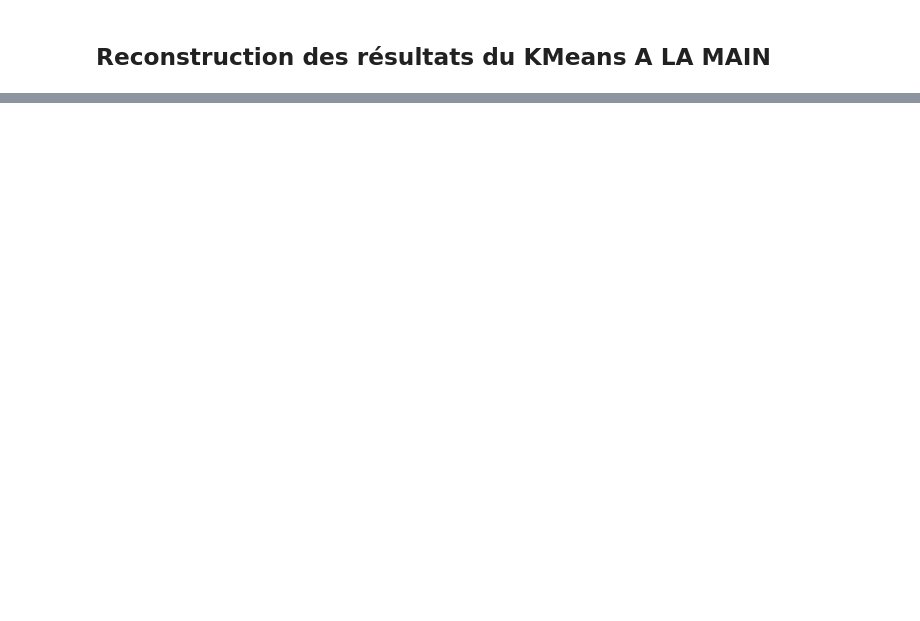
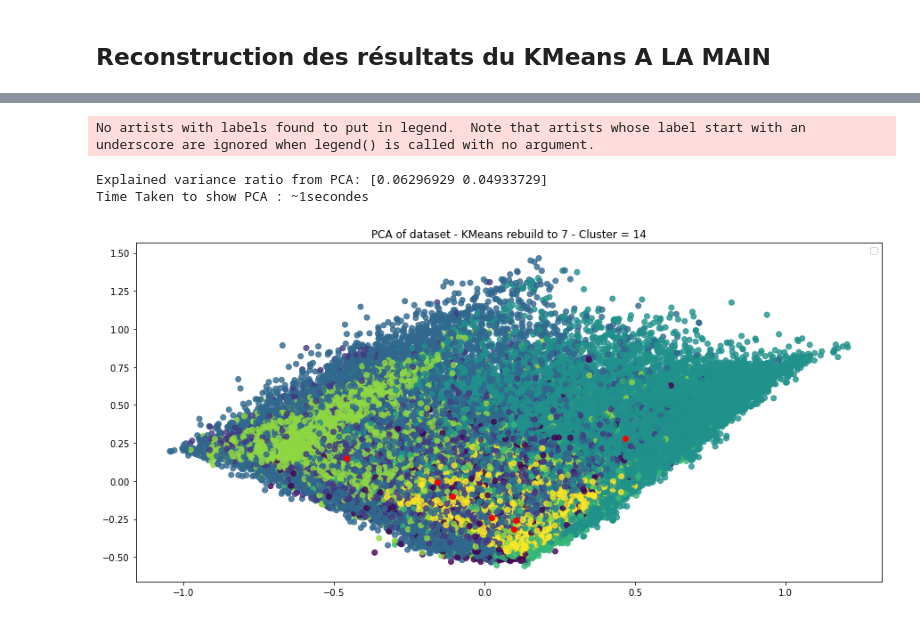
Before and after one commit to BlueTorche/STAGE-Wavenet-DelitraiteurBI, a Jupyter notebook: Usecase 2 - Segmentation Clientèle.ipynb, the cells around one changed output, grey strips where cells are left out. Cells and saved outputs as stored; diff of their text form; code cells hidden in the pictures; blank space fills up the shorter version.

```diff
--- a/Usecase 2 - Segmentation Clientèle.ipynb
+++ b/Usecase 2 - Segmentation Clientèle.ipynb
@@ -774,17 +764,29 @@ Total Time Taken: ~10314secondes
 # %% [markdown]
 ## Reconstruction des résultats du KMeans A LA MAIN
+# %%
+algo = "KMeans"
+cluster         = kmeans_cluster
+cluster_centers = kmeans_centers
+
+start = time()
+
+cluster_correspondance = {0:0, 1:1, 2:2, 3:2, 4:3, 5:1, 6:4,7:6, 8:5, 9:2, 10:5, 11:2, 12:3, 13:3}
+new_K = len(set(cluster_correspondance.values()))
+
+new_cluster = []
+for c in cluster:
+    new_cluster.append(cluster_correspondance[c])
+new_cluster =  np.array(new_cluster)
+
+new_cluster_center = get_centroid(norm_clients_data, new_cluster, new_K)
+
+#environ 2min
+print("Time Taken to change clusters: ~" + str(int(time() - start)) + "secondes")
 # %%
-cluster_correspondance = {0:0, 1:1, 2:2, 3:3, 4:0, 5:1, 6:4,7:5, 8:6, 9:7, 10:0, 11:3, 12:0, 13:8}
-new_cluster = []
-for c in cluster:
-    new_cluster.append(cluster_correspondance[c])
-new_cluster_center = [[0 for _ in range(len(cluster_centers[0]))] for _ in range(9)]
-cluster_proportion = [0 for _ in range(9)]
-for i in range(len(cluster_centers)):
-    cluster_proportion[cluster_correspondance[i]] += cluster.tolist().count(i)
-    for j in range(len(cluster_centers[i])):
-        new_cluster_center[cluster_correspondance[i]][j] += cluster_centers[i][j]*cluster.tolist().count(i)
+tresh =  .3
+new_interest = get_interest(new_cluster_center,
+                       tresh,
+                       norm_clients_data.columns, new_K)
 
-for i in range(len(new_cluster_center)):
-    for j in range(len(new_cluster_center[i])):
-        new_cluster_center[i][j] /= cluster_proportion[i]
+NACK = print_interest(conn, new_interest, new_cluster, new_cluster_center,
+                      norm_clients_data.columns)
@@ -791,8 +811,13 @@ for i in range(len(new_cluster_center)):
 # %%
 PCA_Visualisation(norm_clients_data,
                   new_cluster,
-                  new_cluster_center,
-                  method = 'KMeans rebuild to 9',
+                  [list(dic.values()) for dic in new_cluster_center],
+                  method = 'KMeans rebuild to 7',
                   threeD = threeD)
+# %% [output]
+No artists with labels found to put in legend.  Note that artists whose label start with an underscore are ignored when legend() is called with no argument.
+Explained variance ratio from PCA: [0.06296929 0.04933729]
+Time Taken to show PCA : ~1secondes
+[figure, added]
 # %%
 print("Total Time Taken: ~" + str(int(time() - Very_Start)) + "secondes")
```
Also changed, not shown: parts of 44 cells of this notebook, 3 other files.
